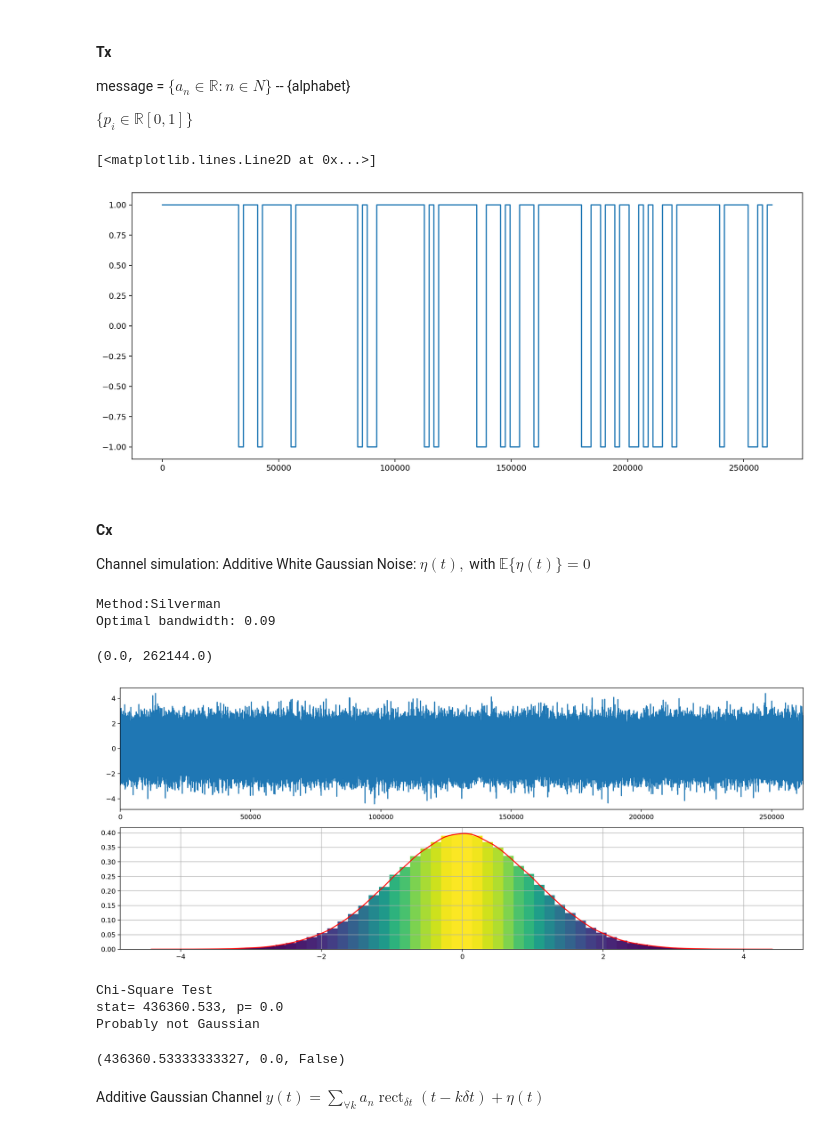
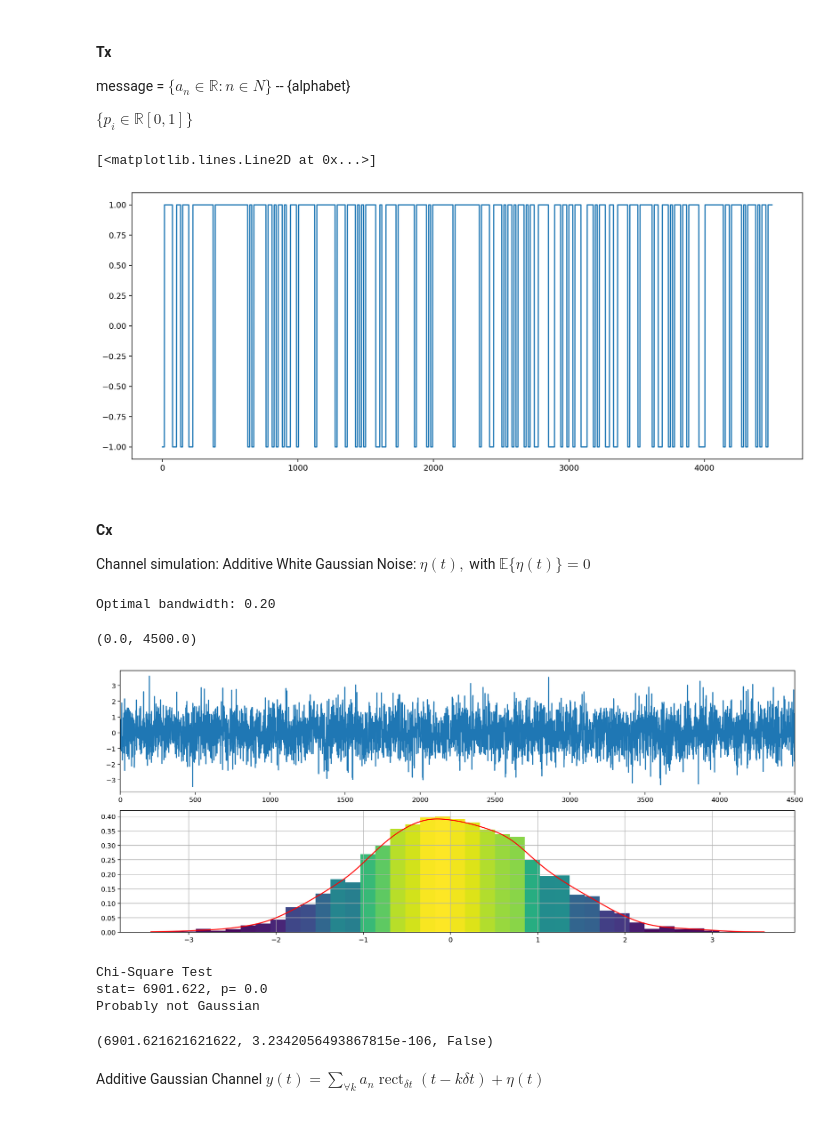
Before and after one commit to JCardenas05/Teoria_Se-ales, a Jupyter notebook: Taller_4/Taller_4.ipynb, the cells around one changed output. Cells and saved outputs as stored; diff of their text form; code cells hidden in the pictures.

```diff
--- a/Taller_4/Taller_4.ipynb
+++ b/Taller_4/Taller_4.ipynb
@@ -125,12 +125,12 @@ clearConsole()
 # Generación de datos simbólicos
 a1 = 1       # Valor del símbolo a1
 a0 = -1      # Valor del símbolo a0
-Nsamples = 2048  # Muestras de tiempo por símbolo
+Nsamples = 15 # Muestras de tiempo por símbolo
 # Probabilidades de los símbolos
 p_0 = 0.25
 p_1 = 1 - p_0
 
-Nsymbols = 128  # Número total de símbolos
+Nsymbols = 300  # Número total de símbolos
 N = Nsymbols * Nsamples  # Número total de muestras
 
 # Genera una secuencia de símbolos basados en las probabilidades dadas
@@ -142,7 +142,7 @@ message = data  # Almacena la secuencia completa en la variable 'message'
 plt.plot(message)
 # %% [output]
 [<matplotlib.lines.Line2D at 0x...>]
-[figure, old version]
+[figure, new version]
 # %% [markdown]
 #### Cx
 Channel simulation: Additive White Gaussian Noise: $\eta(t),$ with $\mathbb{E}\{\eta(t)\}=0$
@@ -158,17 +158,24 @@ def kde_function(signal_x,eval_points=None,method="Silverman",res=500):
 
     Parámetros:
     - signal: Señal a la que se aplica KDE.
+    - eval_points: puntos de evaluación
+    - method: método
 
     Retorna:
     - eval_points: Vector de evaluación.
     - y_sp: Función de densidad estimada en los puntos de evaluación.
     """
+    if eval_points is None:
+        eval_points = np.linspace(np.min(signal_x), np.max(signal_x),res)
 
     if method == 'Silverman':
         n = len(signal_x)
         sigma = np.std(signal_x)
         optimal_bandwidth = (4 / (3 * n)) ** (1 / 5) * sigma
+
         print(f'Method:{method}\nOptimal bandwidth: {optimal_bandwidth:.2f}')
+        kde = scipy.stats.gaussian_kde(signal_x, bw_method=optimal_bandwidth)
+        y_sp = kde.pdf(eval_points)
 
     elif method == 'Cross Validation':
         # Define los posibles valores para el ancho de banda
@@ -176,54 +183,52 @@ def kde_function(signal_x,eval_points=None,method="Silverman",res=500):
 
         # Crea y configura el objeto para la búsqueda en la cuadrícula
         kde = KernelDensity(kernel='gaussian')
+
         grid = GridSearchCV(kde, {'bandwidth': bandwidths})
         grid.fit(signal_x.reshape(-1, 1))
-
         # Obtiene el mejor estimador y su ancho de banda óptimo
         kde_optimal = grid.best_estimator_
         optimal_bandwidth = kde_optimal.bandwidth
         print(f'Optimal bandwidth: {optimal_bandwidth:.2f}')
 
-    else:
-        print('Error')
-        return
+        log_dens = kde_optimal.score_samples(eval_points.reshape(-1, 1))
+        y_sp = np.exp(log_dens)
 
-    kde = scipy.stats.gaussian_kde(signal_x, bw_method=optimal_bandwidth)
+    else: return
 
-    if eval_points is None:
-        eval_points = np.linspace(np.min(signal_x), np.max(signal_x),res)
-
-    y_sp = kde.pdf(eval_points)
     return (eval_points, y_sp)
 # %%
 # Definición del vector de tiempo
 time = np.linspace(0, N, N)
 # Cálculo del número de bins usando la regla de Sturges
 Nbins = int(1 + 3.322*np.log2(len(data)))
 weight = np.ones_like(message) / N  # Pesos para el histograma
 
 # Creación de gráficos
 fig, ax = plt.subplots(2, 1, tight_layout=True)
 
 # Generación de ruido gaussiano de media cero
 σ2 = 1  # Varianza del ruido
 noise = np.random.normal(0, σ2, N)
 
+#ruido como una distribucion raice np.rice
+
+
+
 # Estimación de la pdf del ruido
 x_train  = generate_data(Nsamples)[:, np.newaxis]
 
-pdf_x, pdf_y = kde_function(noise)
+pdf_x, pdf_y = kde_function(noise,method='Cross Validation')
 
 # Visualización del ruido y su pdf
 ax[0].plot(time, noise)
 ax[1].plot(pdf_x, pdf_y, "-r")
 coloredhist(noise, plot=1)
 ax[0].set_xlim(0, len(message))
 # %% [output]
-Method:Silverman
-Optimal bandwidth: 0.09
+Optimal bandwidth: 0.20
-(0.0, 262144.0)
+(0.0, 4500.0)
-[figure, old version]
+[figure, new version]
 # %%
 #Chi-Square Normality Test
 from scipy import stats
@@ -243,9 +248,9 @@ def Test_Chi_Square(data):
 Test_Chi_Square(message)
 # %% [output]
 Chi-Square Test
-stat= 436360.533, p= 0.0
+stat= 6901.622, p= 0.0
 Probably not Gaussian
-(436360.53333333327, 0.0, False)
+(6901.621621621622, 3.2342056493867815e-106, False)
 # %% [markdown]
 Additive Gaussian Channel
 $y(t) = \sum_{\forall k}{{a}_n}\operatorname{rect}_{\delta t}(t-k\delta t) +\eta(t)$
```
Also changed, not shown: parts of 10 cells of this notebook, 1 other file.
